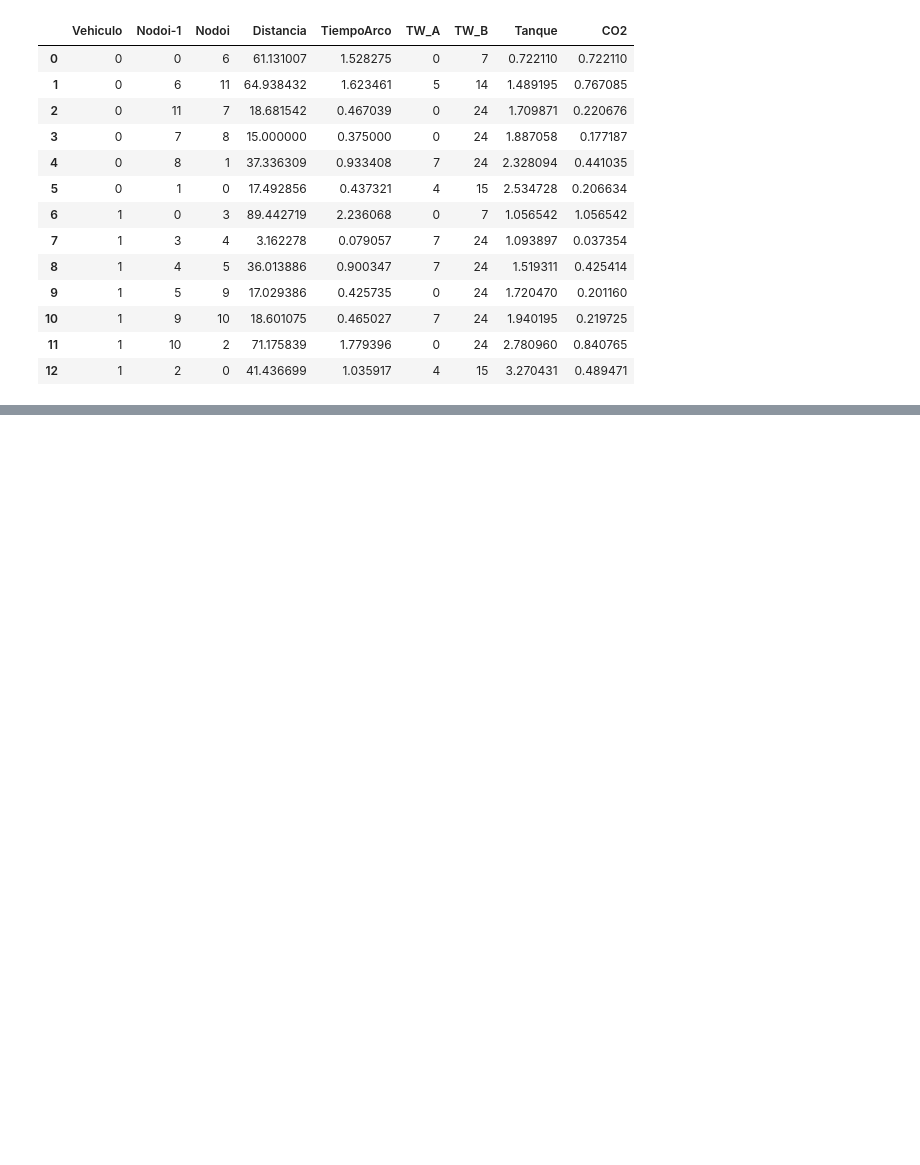
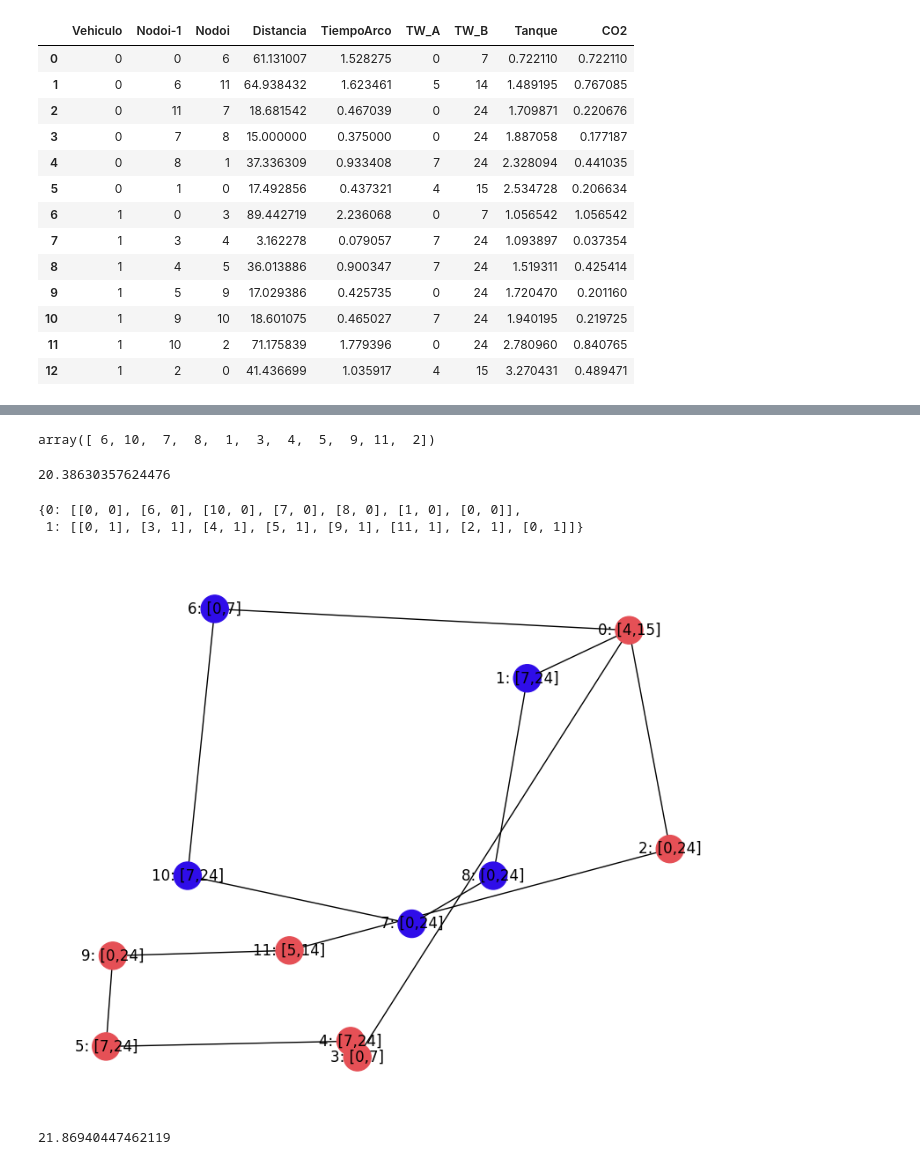
Before and after one commit to JoseLuisBarba/vegsa, a Jupyter notebook: main2.ipynb, the cells around one changed output, grey strips where cells are left out. Drawn from its saved outputs; the diff is of its cells as text; code cells hidden in the pictures; blank space fills up the shorter version.

```diff
--- a/main2.ipynb
+++ b/main2.ipynb
@@ -37,0 +68,20 @@ df
+# %%
+ces.x_best.astype(int)
+# %% [output]
+array([ 6, 10,  7,  8,  1,  3,  4,  5,  9, 11,  2])
+# %%
+r, df = ces.decoding(ces.x_best.astype(int), summary=True)
+# %%
+ces.objective_function(ces.x_best.astype(int))
+# %% [output]
+20.38630357624476
+# %%
+r
+# %% [output]
+{0: [[0, 0], [6, 0], [10, 0], [7, 0], [8, 0], [1, 0], [0, 0]],
+ 1: [[0, 1], [3, 1], [4, 1], [5, 1], [9, 1], [11, 1], [2, 1], [0, 1]]}
+# %%
+
+draw_graph(r)
+# %% [output]
+[figure, added]
@@ -38 +101,5 @@ df
+# %%
+ces.objective_function(np.array(A))
+# %% [output]
+21.86940447462119
 # %%
```
Also changed, not shown: parts of 20 cells of this notebook, 2 other files.
